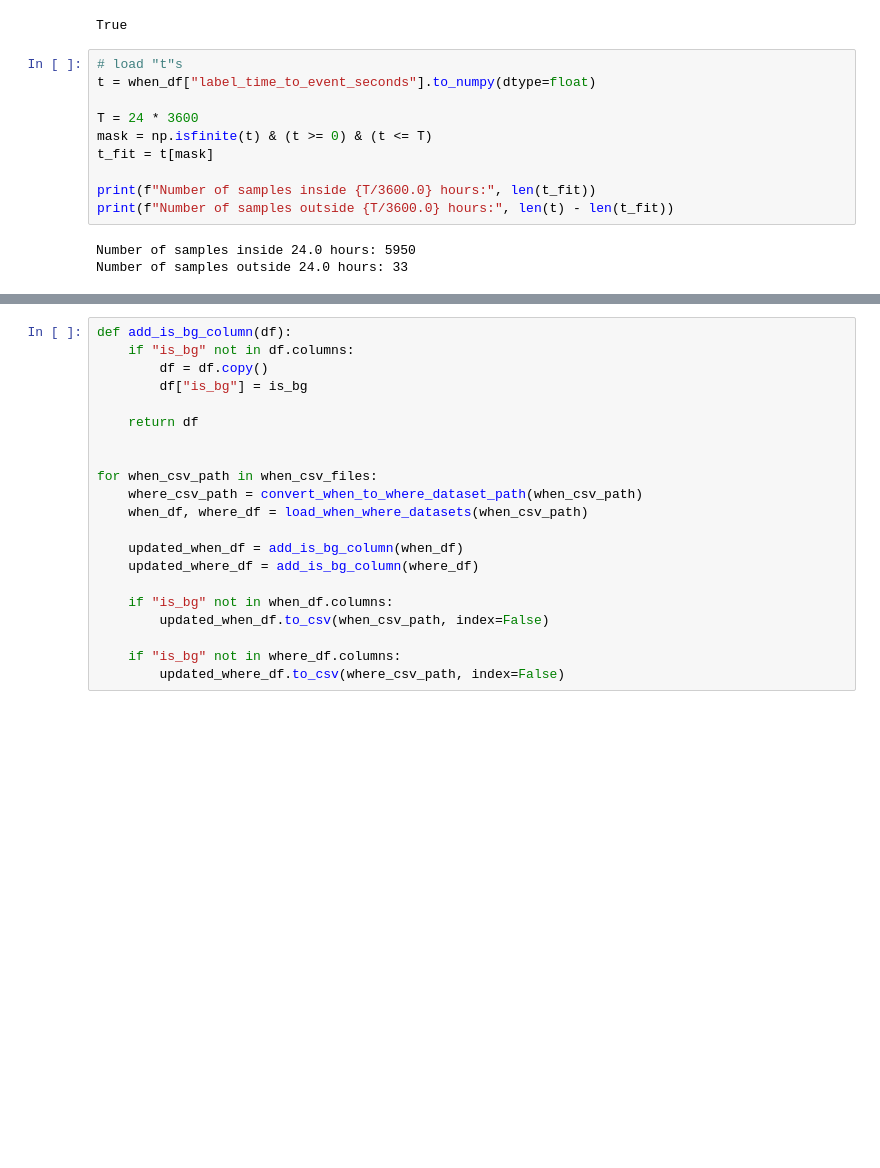
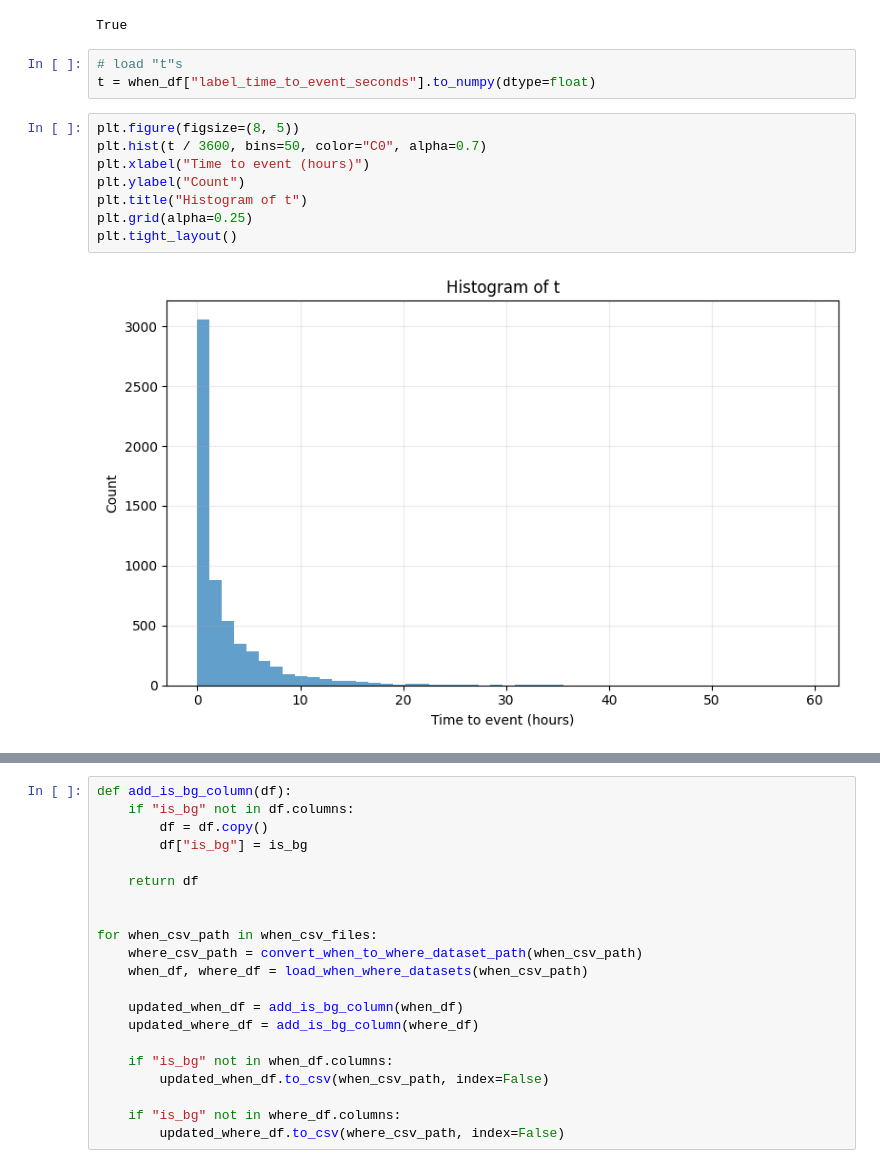
Before and after one commit to mohamad-hasan-sohan-ajini/predictive-maintenance, a Jupyter notebook: src/clean_dataset.ipynb, the cells around one changed output, grey strips where cells are left out. Saved outputs shown, nothing was run; the diff lists cells and outputs as text; blank space fills up the shorter version.

```diff
--- a/src/clean_dataset.ipynb
+++ b/src/clean_dataset.ipynb
@@ -64,14 +65,14 @@ True
 # %%
 # load "t"s
 t = when_df["label_time_to_event_seconds"].to_numpy(dtype=float)
-
-T = 24 * 3600
-mask = np.isfinite(t) & (t >= 0) & (t <= T)
-t_fit = t[mask]
-
-print(f"Number of samples inside {T/3600.0} hours:", len(t_fit))
-print(f"Number of samples outside {T/3600.0} hours:", len(t) - len(t_fit))
-# %% [output]
-Number of samples inside 24.0 hours: 5950
-Number of samples outside 24.0 hours: 33
+# %%
+plt.figure(figsize=(8, 5))
+plt.hist(t / 3600, bins=50, color="C0", alpha=0.7)
+plt.xlabel("Time to event (hours)")
+plt.ylabel("Count")
+plt.title("Histogram of t")
+plt.grid(alpha=0.25)
+plt.tight_layout()
+# %% [output]
+[figure, added]
 # %%
```
Also changed, not shown: parts of 8 cells of this notebook.
